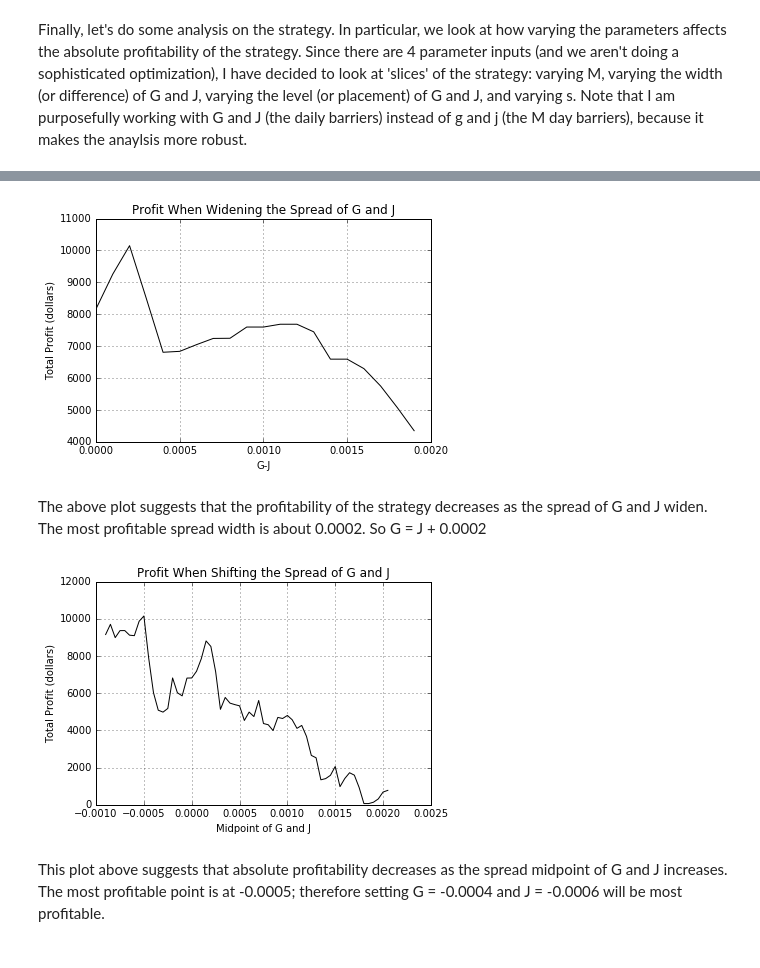
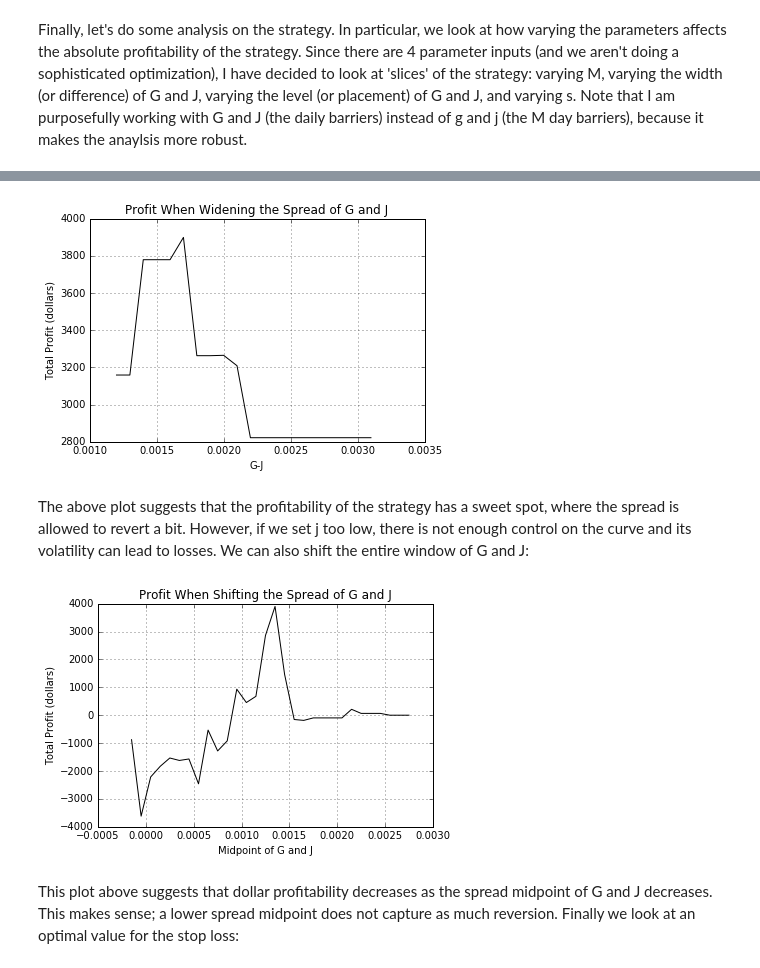
Before and after one commit to mbeven/FINM_2016_SPRING, a Jupyter notebook: FINM 33150/HW2/Michael_Beven_HW2.ipynb, the cells around one changed output, grey strips where cells are left out. Cells and saved outputs as stored; diff of their text form; code cells hidden in the pictures.

```diff
--- a/FINM 33150/HW2/Michael_Beven_HW2.ipynb
+++ b/FINM 33150/HW2/Michael_Beven_HW2.ipynb
@@ -195,8 +204,11 @@ def strat(M,g,j,s,X_code,Y_code,X_close,X_volume,Y_close,Y_volume):
 Now that the function is complete, we can look at the table that it outputs.  As stated in the docstring of strat, the second and third arguments are g and j respectively.  I have decided to choose these barriers relative to M (as seen in the cell below).  So I choose daily barriers (called G and J) and multiply them by M to get g and j respectively.  This makes sense, because we can later standardise our analysis.  Let's run the function:
 # %%
 # output
-M = 12
-df = strat(M,-0.0004*M,-0.0006*M,0.0001,'GOOG/NYSE_XSD','YAHOO/SMH','GOOG.NYSE_XSD - Close'
+M = 21
+G = 0.0022
+J = 0.0005
+s = 0.00003
+df = strat(M,G*M,J*M,s,'GOOG/NYSE_XSD','YAHOO/SMH','GOOG.NYSE_XSD - Close'
       ,'GOOG.NYSE_XSD - Volume','YAHOO.SMH - Close','YAHOO.SMH - Volume')
 # %% [markdown]
 Let's now look at the first and last month of data produced by the function.  I have created indicators for things like entry and exit points, as well as where stop losses come into effect and the end of the month.  These are later used for graphical purposes:
@@ -277,8 +292,11 @@ Finally, let's do some analysis on the strategy.  In particular, we look at how
 
 # check overall profit when varying M. need to make j g and s functions of M
 Perform_M = pd.DataFrame(columns = ['M','Cum_Profit'])
+G = 0.0022
+J = 0.0005
+s = 0.00003
 for M in range(1,25):
-  df = strat(M,-0.0004*M,-0.0006*M,0.0001,'GOOG/NYSE_XSD','YAHOO/SMH','GOOG.NYSE_XSD - Close'
+  df = strat(M,G*M,J*M,s,'GOOG/NYSE_XSD','YAHOO/SMH','GOOG.NYSE_XSD - Close'
       ,'GOOG.NYSE_XSD - Volume','YAHOO.SMH - Close','YAHOO.SMH - Volume')
   Perform_M = Perform_M.append(pd.DataFrame([[M,df.Cum_Profit[-1]]],columns=['M','Cum_Profit']),
       ignore_index=True)
@@ -295,34 +313,37 @@ We can see above that the most profitable range of M for G = -0.0004, J = -0.000
 # %%
 # check overall profit when widening the spread of g and j
 Perform_W = pd.DataFrame(columns = ['W','Cum_Profit'])
-M = 12
+M = 21
+s = 0.00003
 for i in range(0,20):
-  i = i/20000
-  G = -0.0005+i
-  J = -0.0005-i
-  df = strat(M,G*M,J*M,0.0001,'GOOG/NYSE_XSD','YAHOO/SMH','GOOG.NYSE_XSD - Close'
+  i = i/10000
+  #G = 0.0012+i
+  G = 0.0022
+  J = 0.0010-i
+  df = strat(M,G*M,J*M,s,'GOOG/NYSE_XSD','YAHOO/SMH','GOOG.NYSE_XSD - Close'
       ,'GOOG.NYSE_XSD - Volume','YAHOO.SMH - Close','YAHOO.SMH - Volume')
   Perform_W = Perform_W.append(pd.DataFrame([[G,J,G-J,df.Cum_Profit[-1]]],columns=['G','J','W','Cum_Profit']),
       ignore_index=True)
 plt.figure(4)
 plt.plot(Perform_W.W,Perform_W.Cum_Profit,color='black') # window of 0.0011 looks good
 plt.title('Profit When Widening the Spread of G and J')
 plt.ylabel('Total Profit (dollars)')
 plt.xlabel('G-J')
 plt.grid()
 # %% [output]
-[figure, old version]
+[figure, new version]
-# %% [markdown]
-The above plot suggests that the profitability of the strategy decreases as the spread of G and J widen.  The most profitable spread width is about 0.0002.  So G = J + 0.0002
+# %% [markdown]
+The above plot suggests that the profitability of the strategy has a sweet spot, where the spread is allowed to revert a bit.  However, if we set j too low, there is not enough control on the curve and its volatility can lead to losses.  We can also shift the entire window of G and J:
 # %%
 # check overall profit when shifting the spread of g and j
 Perform_S = pd.DataFrame(columns = ['G','J','Cum_Profit'])
-M = 12
-for i in range(0,60):
-  i = i/20000
-  G = -0.0008+i
+M = 21
+s = 0.00003
+for i in range(0,30):
+  i = i/10000
+  G = 0.0007+i
   J = -0.0010+i
-  df = strat(M,G*M,J*M,0.0001,'GOOG/NYSE_XSD','YAHOO/SMH','GOOG.NYSE_XSD - Close'
+  df = strat(M,G*M,J*M,s,'GOOG/NYSE_XSD','YAHOO/SMH','GOOG.NYSE_XSD - Close'
       ,'GOOG.NYSE_XSD - Volume','YAHOO.SMH - Close','YAHOO.SMH - Volume')
   Perform_S = Perform_S.append(pd.DataFrame([[G,J,df.Cum_Profit[-1]]],
                                             columns=['G','J','Cum_Profit']),ignore_index=True)
@@ -333,9 +354,9 @@ plt.ylabel('Total Profit (dollars)')
 plt.xlabel('Midpoint of G and J')
 plt.grid()
 # %% [output]
-[figure, old version]
+[figure, new version]
-# %% [markdown]
-This plot above suggests that absolute profitability decreases as the spread midpoint of G and J increases.  The most profitable point is at -0.0005; therefore setting G = -0.0004 and J = -0.0006 will be most profitable.
+# %% [markdown]
+This plot above suggests that dollar profitability decreases as the spread midpoint of G and J decreases.  This makes sense; a lower spread midpoint does not capture as much reversion.  Finally we look at an optimal value for the stop loss:
 # %%
 # check overall profit when varying the stop loss level
 Perform_SL = pd.DataFrame(columns = ['s','Cum_Profit'])
```
Also changed, not shown: parts of 9 cells of this notebook, 1 other file.
